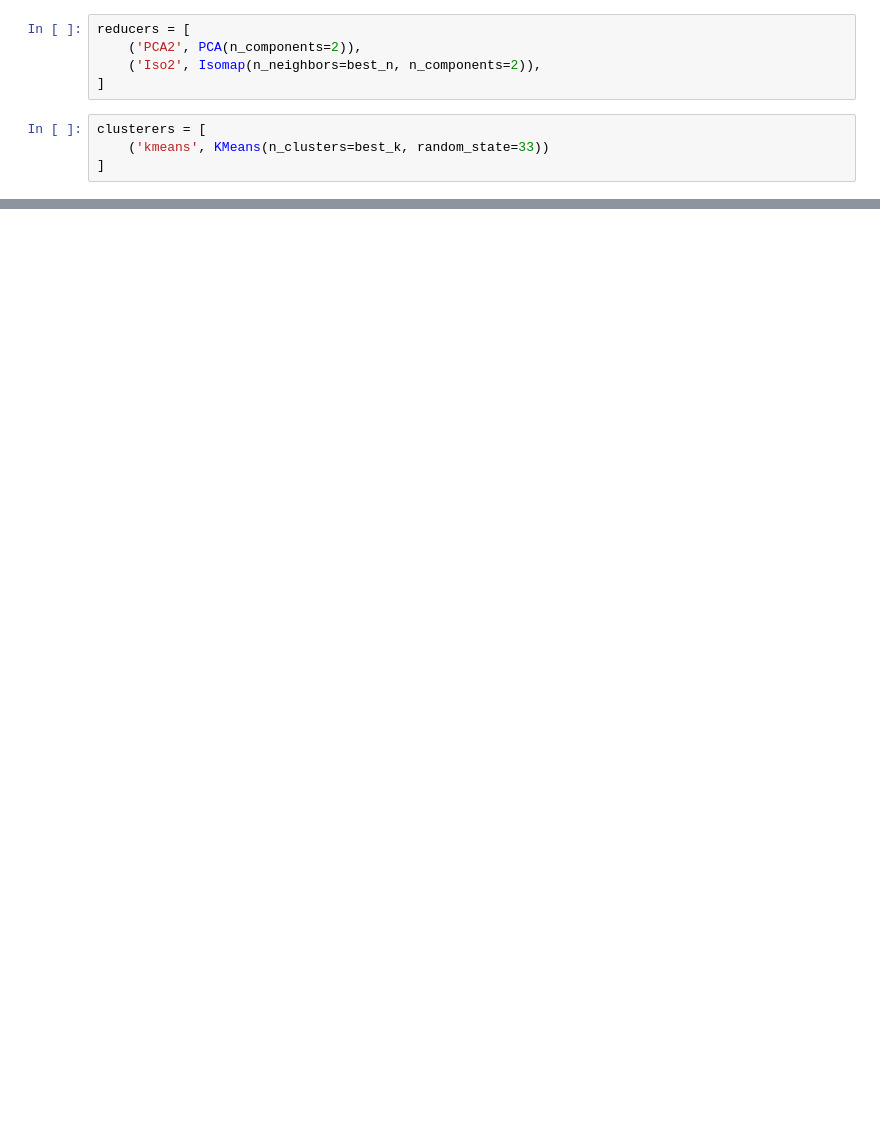
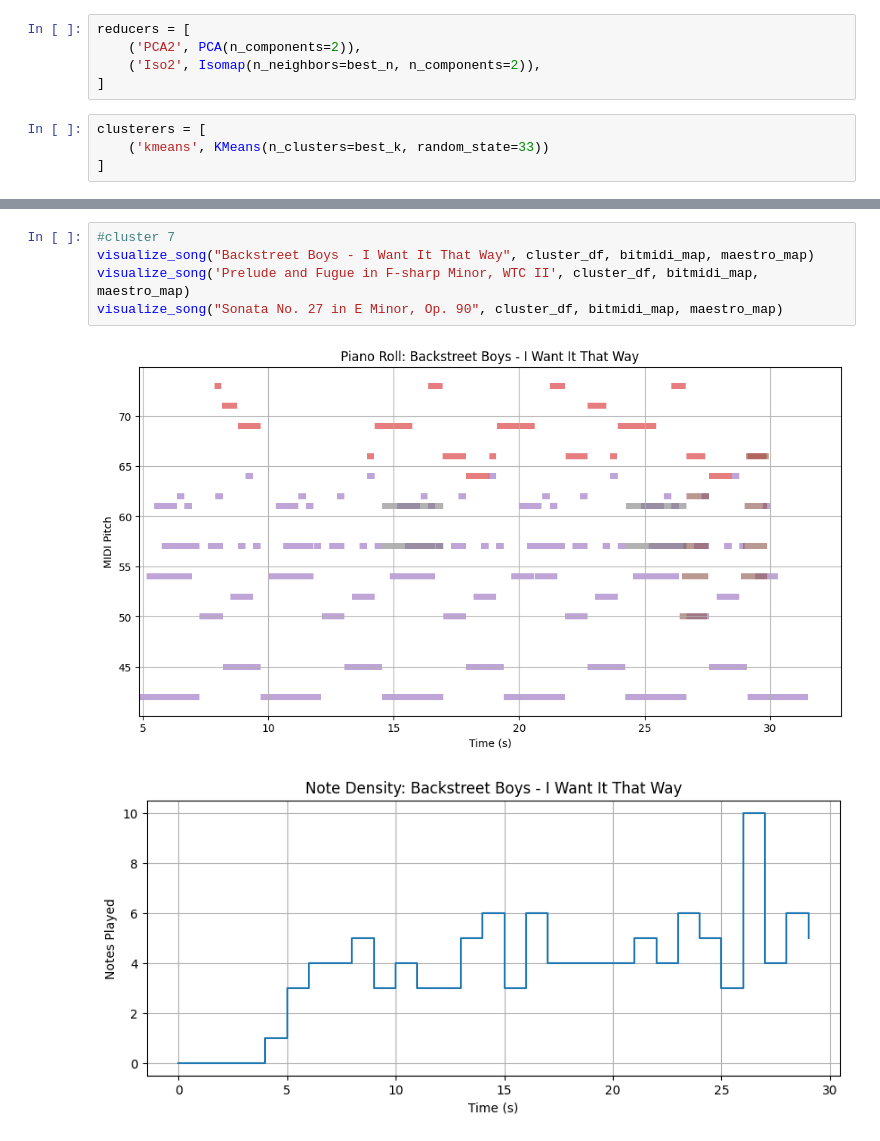
Before and after one commit to cloughurd/melodies, a Jupyter notebook: experiments/CrossDomain.ipynb, the cells around one changed output, grey strips where cells are left out. Cells and saved outputs as stored; diff of their text form; blank space fills up the shorter version.

```diff
--- a/experiments/CrossDomain.ipynb
+++ b/experiments/CrossDomain.ipynb
@@ -138,0 +270,8 @@ plt.show()
+# %%
+#cluster 7
+visualize_song("Backstreet Boys - I Want It That Way", cluster_df, bitmidi_map, maestro_map)
+visualize_song('Prelude and Fugue in F-sharp Minor, WTC II', cluster_df, bitmidi_map, maestro_map)
+visualize_song("Sonata No. 27 in E Minor, Op. 90", cluster_df, bitmidi_map, maestro_map)
+# %% [output]
+[figure, added]
+[figure, added]
```
Also changed, not shown: parts of 13 cells of this notebook, 3 other files.
